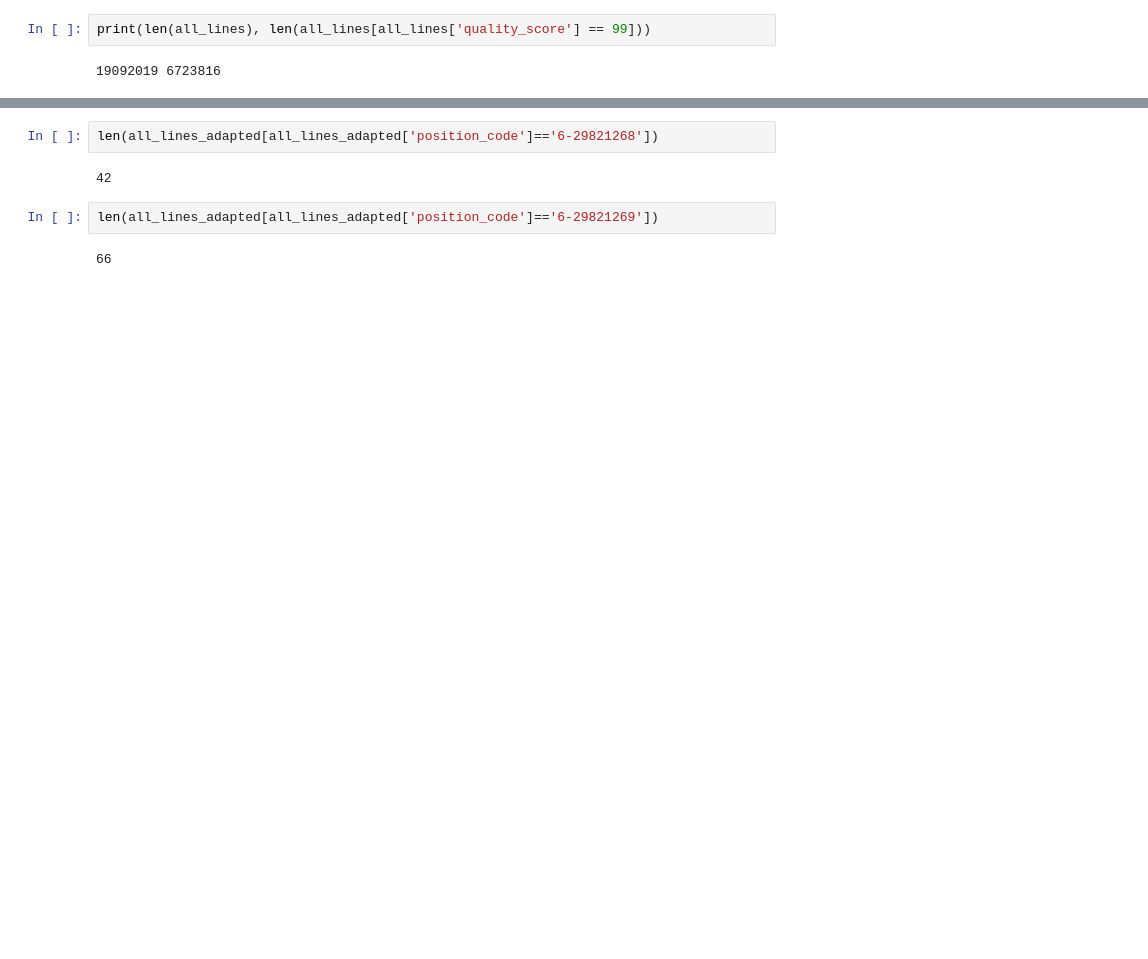
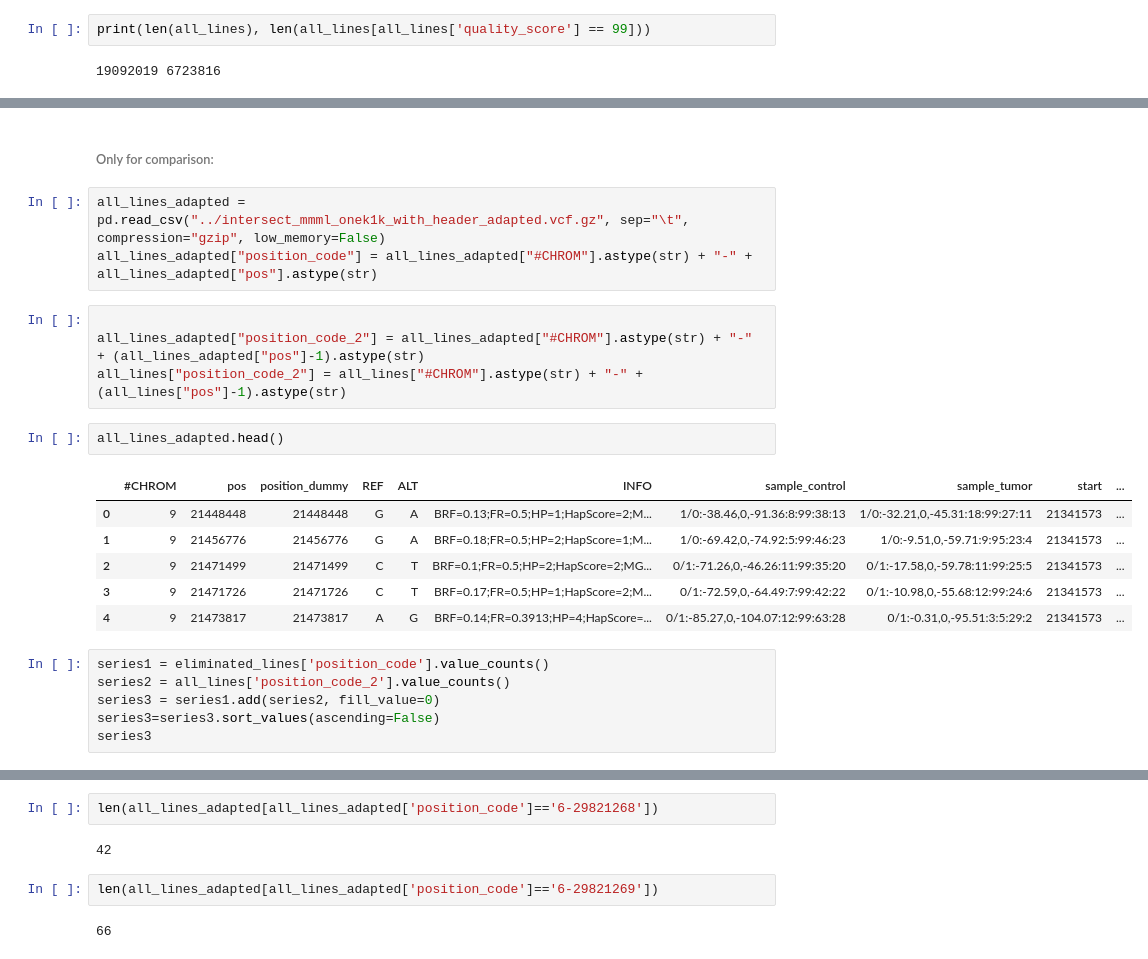
Before and after one commit to Jonas-B-Frank/BA_Junk, a Jupyter notebook: analysis/check_elimnated_positions.ipynb, the cells around one changed output, grey strips where cells are left out. Saved outputs shown, nothing was run; the diff lists cells and outputs as text; blank space fills up the shorter version.

```diff
--- a/analysis/check_elimnated_positions.ipynb
+++ b/analysis/check_elimnated_positions.ipynb
@@ -56 +149,25 @@ eliminated_lines['position_code'].value_counts()
+# %% [markdown]
+###### Only for comparison:
+# %%
+all_lines_adapted = pd.read_csv("../intersect_mmml_onek1k_with_header_adapted.vcf.gz", sep="\t", compression="gzip", low_memory=False)
+all_lines_adapted["position_code"] = all_lines_adapted["#CHROM"].astype(str) + "-" + all_lines_adapted["pos"].astype(str)
+# %%
+
+all_lines_adapted["position_code_2"] = all_lines_adapted["#CHROM"].astype(str) + "-" + (all_lines_adapted["pos"]-1).astype(str)
+all_lines["position_code_2"] = all_lines["#CHROM"].astype(str) + "-" + (all_lines["pos"]-1).astype(str)
+# %%
+all_lines_adapted.head()
+# %% [output]
+|  | #CHROM | pos | position_dummy | REF | ALT | INFO | sample_control | sample_tumor | start | ... |
+| 0 | 9 | 21448448 | 21448448 | G | A | BRF=0.13;FR=0.5;HP=1;HapScore=2;M... | 1/0:-38.46,0,-91.36:8:99:38:13 | 1/0:-32.21,0,-45.31:18:99:27:11 | 21341573 | ... |
+| 1 | 9 | 21456776 | 21456776 | G | A | BRF=0.18;FR=0.5;HP=2;HapScore=1;M... | 1/0:-69.42,0,-74.92:5:99:46:23 | 1/0:-9.51,0,-59.71:9:95:23:4 | 21341573 | ... |
+| 2 | 9 | 21471499 | 21471499 | C | T | BRF=0.1;FR=0.5;HP=2;HapScore=2;MG... | 0/1:-71.26,0,-46.26:11:99:35:20 | 0/1:-17.58,0,-59.78:11:99:25:5 | 21341573 | ... |
+| 3 | 9 | 21471726 | 21471726 | C | T | BRF=0.17;FR=0.5;HP=1;HapScore=2;M... | 0/1:-72.59,0,-64.49:7:99:42:22 | 0/1:-10.98,0,-55.68:12:99:24:6 | 21341573 | ... |
+| 4 | 9 | 21473817 | 21473817 | A | G | BRF=0.14;FR=0.3913;HP=4;HapScore=... | 0/1:-85.27,0,-104.07:12:99:63:28 | 0/1:-0.31,0,-95.51:3:5:29:2 | 21341573 | ... |
+# %%
+series1 = eliminated_lines['position_code'].value_counts()
+series2 = all_lines['position_code_2'].value_counts()
+series3 = series1.add(series2, fill_value=0)
+series3=series3.sort_values(ascending=False)
+series3
 # %%
```
Also changed, not shown: parts of 23 cells of this notebook, 4 other files.
